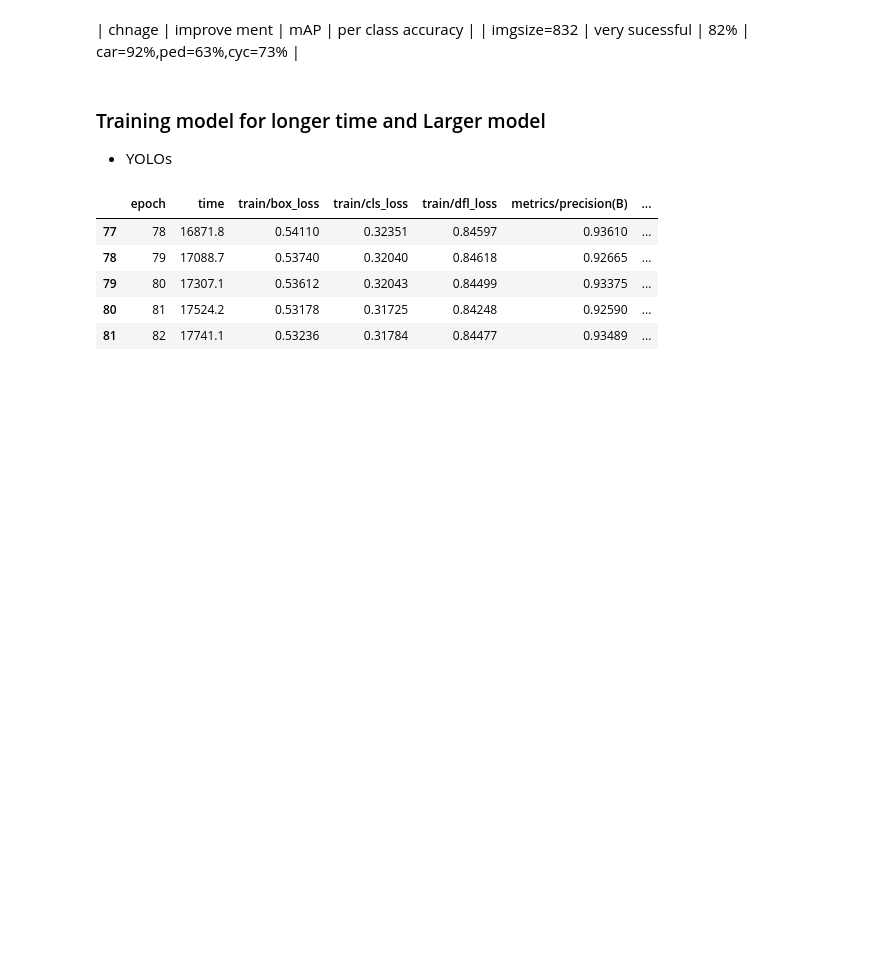
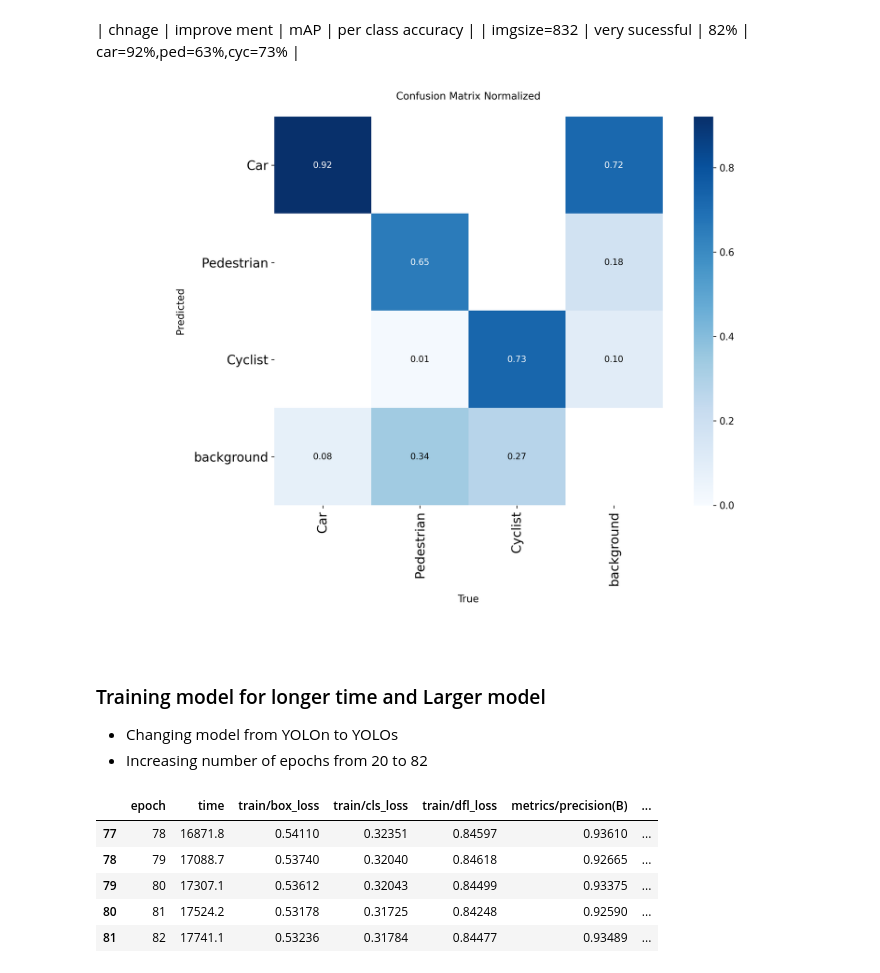
Before and after one commit to Mjavan/YOLO-Object-Detection, a Jupyter notebook: results.ipynb, the cells around one changed output. Saved outputs shown, nothing was run; the diff lists cells and outputs as text; code cells hidden in the pictures; blank space fills up the shorter version.

```diff
--- a/results.ipynb
+++ b/results.ipynb
@@ -244,10 +251,17 @@ Name: 19, dtype: float64
 # %% [markdown]
 | chnage      | improve ment   | mAP  | per class accuracy      |
 | imgsize=832 | very sucessful | 82%  | car=92%,ped=63%,cyc=73% |
+# %%
+path_conf = Path(os.getcwd()) / 'runs'/'detect'/'runs01'/ 'kitti_exp12' / 'confusion_matrix_normalized.png'
+
+display(Image(filename=path_conf))
+# %% [output]
+[figure, added]
 # %% [markdown]
 ### Training model for longer time and Larger model
 
- - YOLOs
+ - Changing model from YOLOn to YOLOs
+ - Increasing number of epochs from 20 to 82
 # %%
 path_csv = Path(os.getcwd()) / 'runs'/'detect'/'runs01'/ 'kitti_exp15' / 'results.csv'
 
```
Also changed, not shown: parts of 3 cells of this notebook.
